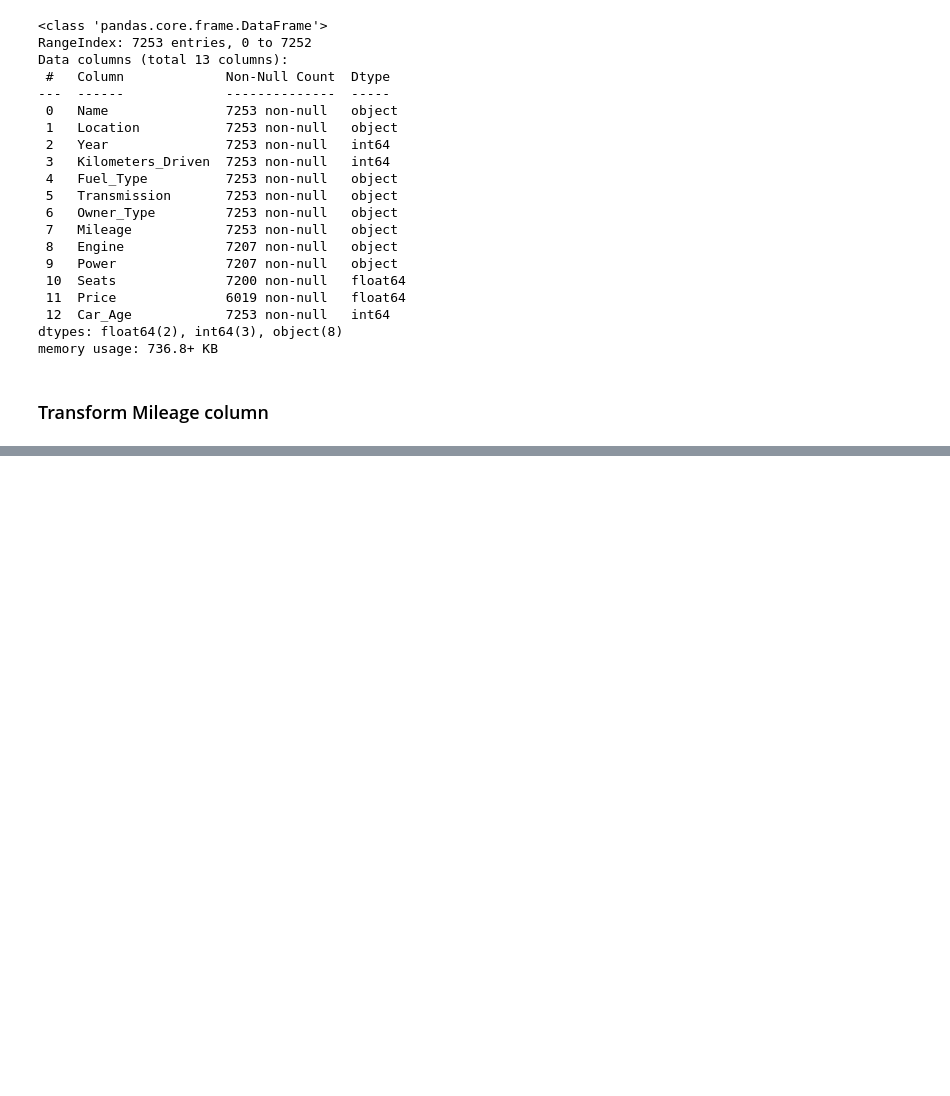
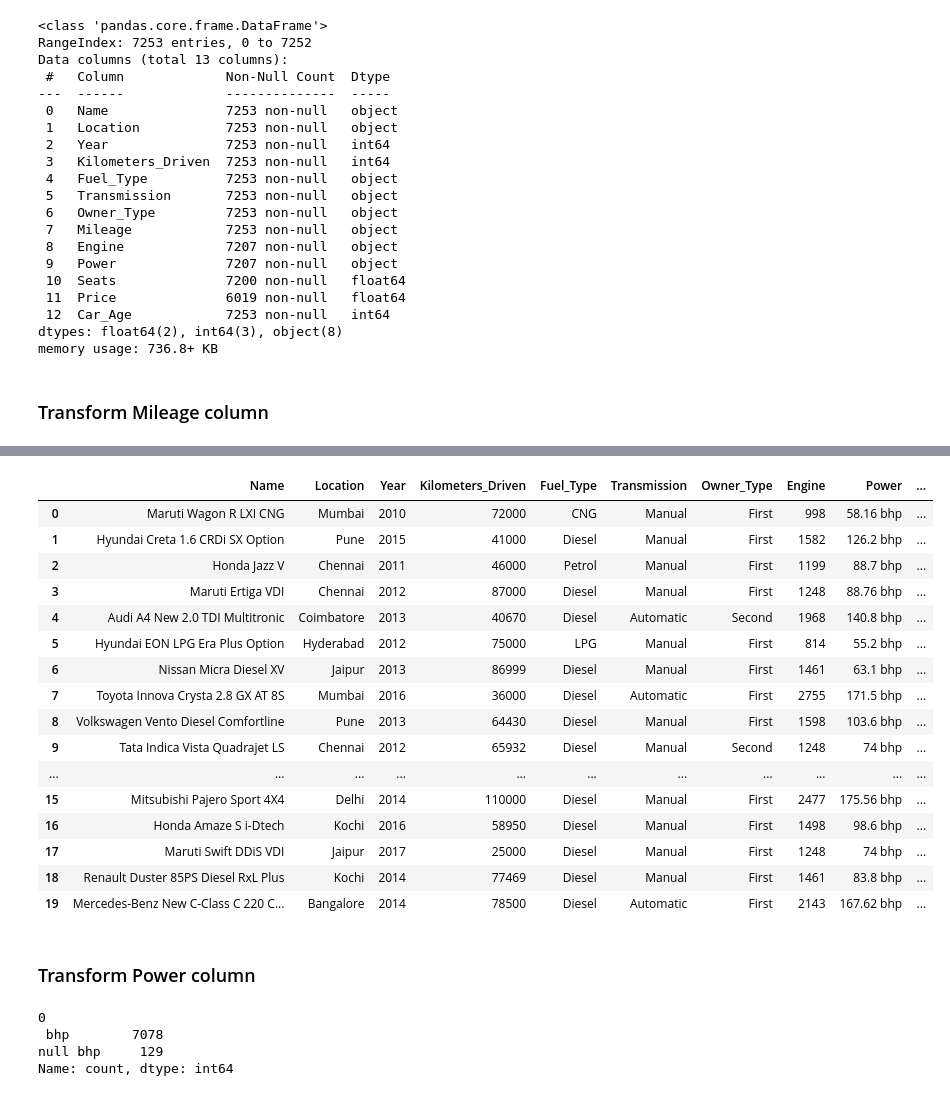
Before and after one commit to thuyluu9595/CMPE-255, a Jupyter notebook: Assignment01.ipynb, the cells around one changed output, grey strips where cells are left out. Saved outputs shown, nothing was run; the diff lists cells and outputs as text; code cells hidden in the pictures; blank space fills up the shorter version.

```diff
--- a/Assignment01.ipynb
+++ b/Assignment01.ipynb
@@ -151,0 +177,32 @@ df['Mileage_Value'] = df['Mileage'].str.extract(r'(\d+\.?\d*)').astype(float)
+# %%
+# Because there is only one unit in Engine column, unit conversion is not needed for Engine column
+df['Engine'] = df['Engine'].str.extract(r'(\d+\.?\d*)')[0]
+df['Engine'] = pd.to_numeric(df['Engine'], errors='coerce').astype('Int64')
+df.head(20)
+# %% [output]
+|  | Name | Location | Year | Kilometers_Driven | Fuel_Type | Transmission | Owner_Type | Engine | Power | ... |
+| 0 | Maruti Wagon R LXI CNG | Mumbai | 2010 | 72000 | CNG | Manual | First | 998 | 58.16 bhp | ... |
+| 1 | Hyundai Creta 1.6 CRDi SX Option | Pune | 2015 | 41000 | Diesel | Manual | First | 1582 | 126.2 bhp | ... |
+| 2 | Honda Jazz V | Chennai | 2011 | 46000 | Petrol | Manual | First | 1199 | 88.7 bhp | ... |
+| 3 | Maruti Ertiga VDI | Chennai | 2012 | 87000 | Diesel | Manual | First | 1248 | 88.76 bhp | ... |
+| 4 | Audi A4 New 2.0 TDI Multitronic | Coimbatore | 2013 | 40670 | Diesel | Automatic | Second | 1968 | 140.8 bhp | ... |
+| 5 | Hyundai EON LPG Era Plus Option | Hyderabad | 2012 | 75000 | LPG | Manual | First | 814 | 55.2 bhp | ... |
+| 6 | Nissan Micra Diesel XV | Jaipur | 2013 | 86999 | Diesel | Manual | First | 1461 | 63.1 bhp | ... |
+| 7 | Toyota Innova Crysta 2.8 GX AT 8S | Mumbai | 2016 | 36000 | Diesel | Automatic | First | 2755 | 171.5 bhp | ... |
+| 8 | Volkswagen Vento Diesel Comfortline | Pune | 2013 | 64430 | Diesel | Manual | First | 1598 | 103.6 bhp | ... |
+| 9 | Tata Indica Vista Quadrajet LS | Chennai | 2012 | 65932 | Diesel | Manual | Second | 1248 | 74 bhp | ... |
+| ... | ... | ... | ... | ... | ... | ... | ... | ... | ... | ... |
+| 15 | Mitsubishi Pajero Sport 4X4 | Delhi | 2014 | 110000 | Diesel | Manual | First | 2477 | 175.56 bhp | ... |
+| 16 | Honda Amaze S i-Dtech | Kochi | 2016 | 58950 | Diesel | Manual | First | 1498 | 98.6 bhp | ... |
+| 17 | Maruti Swift DDiS VDI | Jaipur | 2017 | 25000 | Diesel | Manual | First | 1248 | 74 bhp | ... |
+| 18 | Renault Duster 85PS Diesel RxL Plus | Kochi | 2014 | 77469 | Diesel | Manual | First | 1461 | 83.8 bhp | ... |
+| 19 | Mercedes-Benz New C-Class C 220 C... | Bangalore | 2014 | 78500 | Diesel | Automatic | First | 2143 | 167.62 bhp | ... |
+# %% [markdown]
+### Transform Power column
+# %%
+df['Power'].str.extract(r'(\D+)$')[0].value_counts()
+# %% [output]
+0
+ bhp        7078
+null bhp     129
+Name: count, dtype: int64
```
Also changed, not shown: parts of 8 cells of this notebook.
